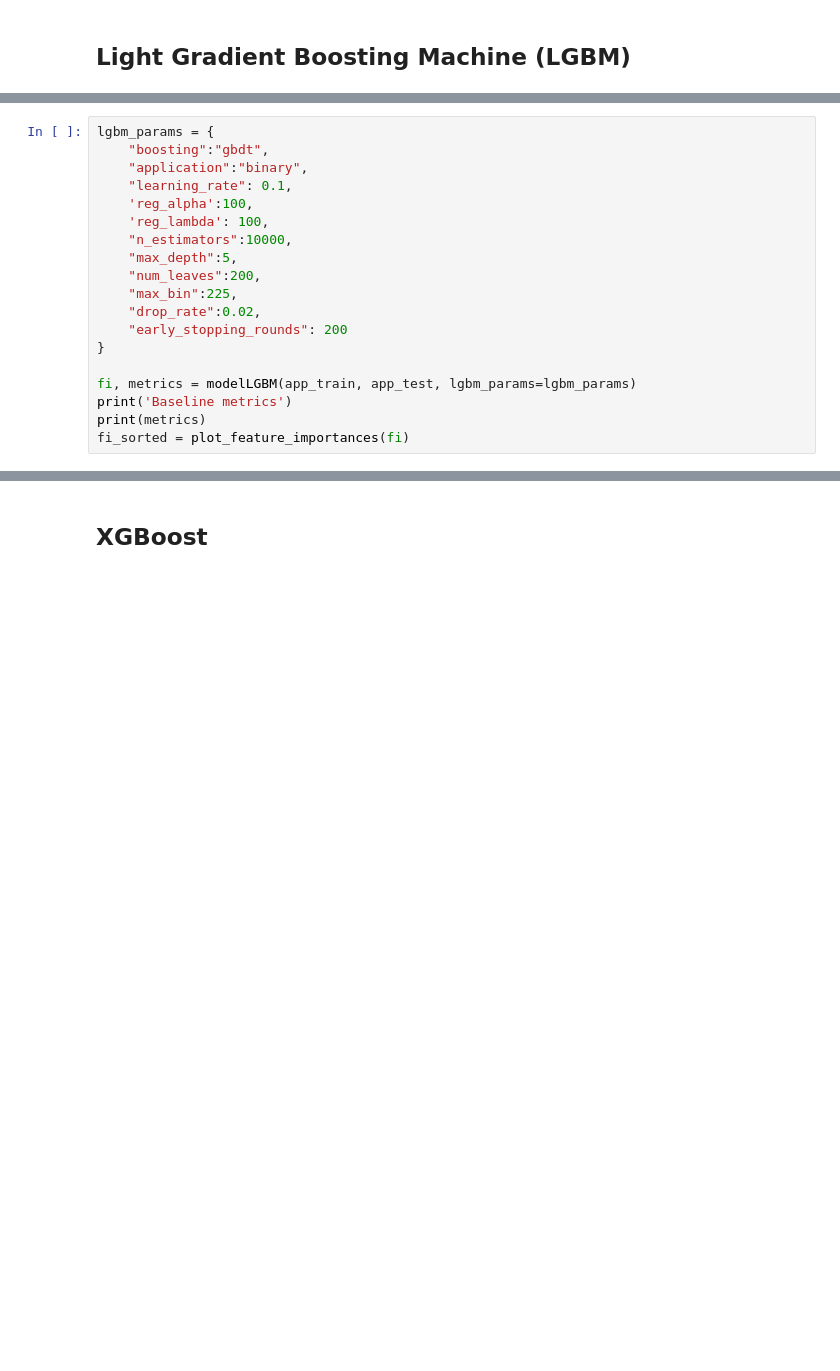
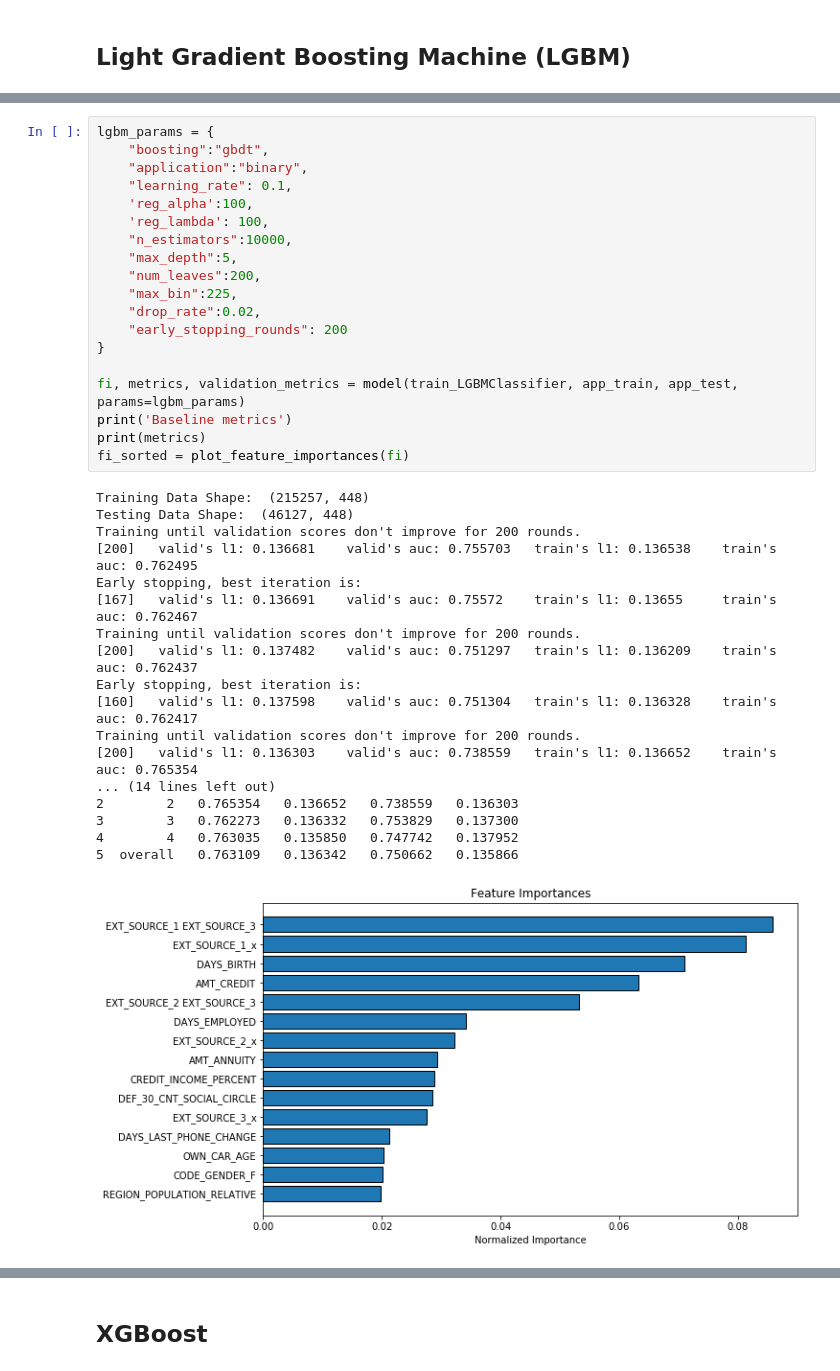
Before and after one commit to rmaso/home-credit-default-risk, a Jupyter notebook: 2. Baseline.ipynb, the cells around one changed output, grey strips where cells are left out. Drawn from its saved outputs; the diff is of its cells as text; blank space fills up the shorter version.

```diff
--- a/2. Baseline.ipynb
+++ b/2. Baseline.ipynb
@@ -466,22 +485,41 @@ KeyboardInterrupt:
 # %%
 lgbm_params = {
     "boosting":"gbdt",
     "application":"binary",
     "learning_rate": 0.1,
     'reg_alpha':100,
     'reg_lambda': 100,
     "n_estimators":10000,
     "max_depth":5,
     "num_leaves":200,
     "max_bin":225,
     "drop_rate":0.02,
     "early_stopping_rounds": 200
 }
 
-fi, metrics = modelLGBM(app_train, app_test, lgbm_params=lgbm_params)
+fi, metrics, validation_metrics = model(train_LGBMClassifier, app_train, app_test, params=lgbm_params)
 print('Baseline metrics')
 print(metrics)
 fi_sorted = plot_feature_importances(fi)
+# %% [output]
+Training Data Shape:  (215257, 448)
+Testing Data Shape:  (46127, 448)
+Training until validation scores don't improve for 200 rounds.
+[200]   valid's l1: 0.136681    valid's auc: 0.755703   train's l1: 0.136538    train's auc: 0.762495
+Early stopping, best iteration is:
+[167]   valid's l1: 0.136691    valid's auc: 0.75572    train's l1: 0.13655     train's auc: 0.762467
+Training until validation scores don't improve for 200 rounds.
+[200]   valid's l1: 0.137482    valid's auc: 0.751297   train's l1: 0.136209    train's auc: 0.762437
+Early stopping, best iteration is:
+[160]   valid's l1: 0.137598    valid's auc: 0.751304   train's l1: 0.136328    train's auc: 0.762417
+Training until validation scores don't improve for 200 rounds.
+[200]   valid's l1: 0.136303    valid's auc: 0.738559   train's l1: 0.136652    train's auc: 0.765354
+... (14 lines left out)
+2        2   0.765354   0.136652   0.738559   0.136303
+3        3   0.762273   0.136332   0.753829   0.137300
+4        4   0.763035   0.135850   0.747742   0.137952
+5  overall   0.763109   0.136342   0.750662   0.135866
+[figure, added]
 # %%
 lgbm_params = {
     "boosting":"gbdt",
```
Also changed, not shown: parts of 31 cells of this notebook, 2 other files.
